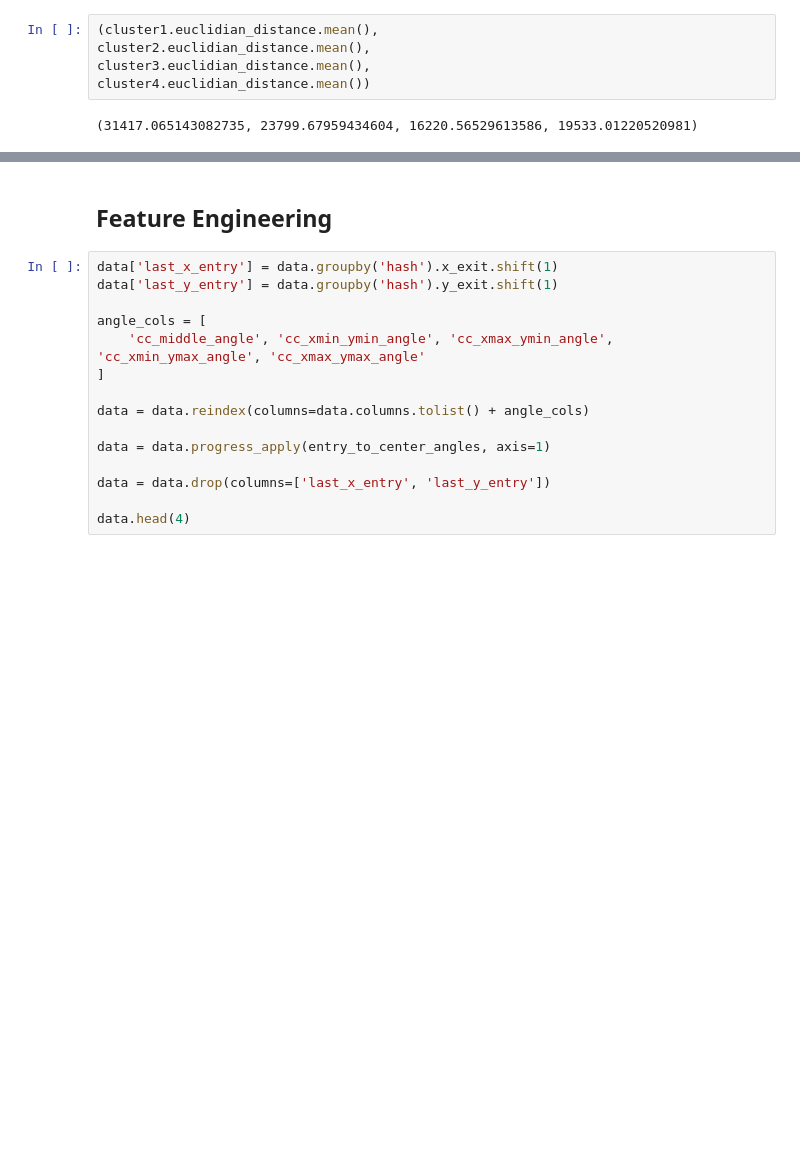
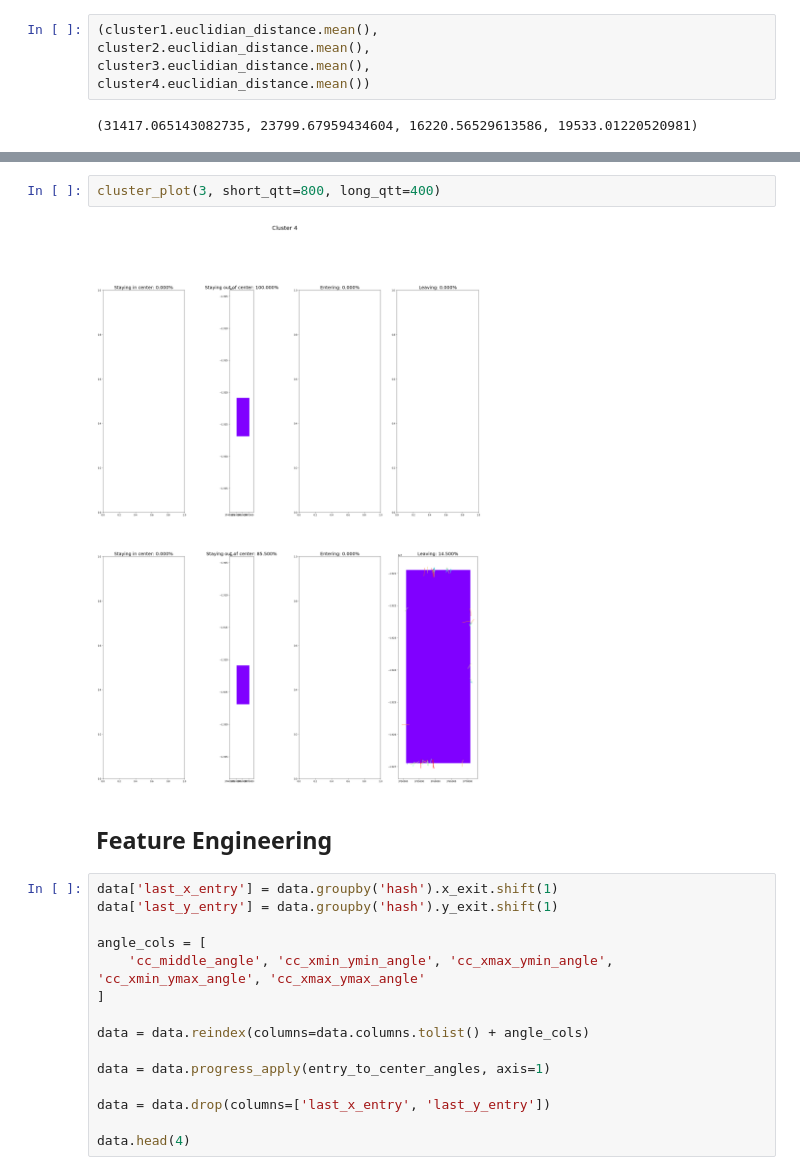
Before and after one commit to jcezarms/ey-nextwave-competition, a Jupyter notebook: notebooks/julio-04-clustering.ipynb, the cells around one changed output, grey strips where cells are left out. Drawn from its saved outputs; the diff is of its cells as text; blank space fills up the shorter version.

```diff
--- a/notebooks/julio-04-clustering.ipynb
+++ b/notebooks/julio-04-clustering.ipynb
@@ -213,3 +303,7 @@ geoplot(c1_short_leaving_center.head(500), ax=ax3)
+# %%
+cluster_plot(3, short_qtt=800, long_qtt=400)
+# %% [output]
+[figure, added]
 # %% [markdown]
 ## Feature Engineering
 # %%
```
Also changed, not shown: parts of 23 cells of this notebook.
